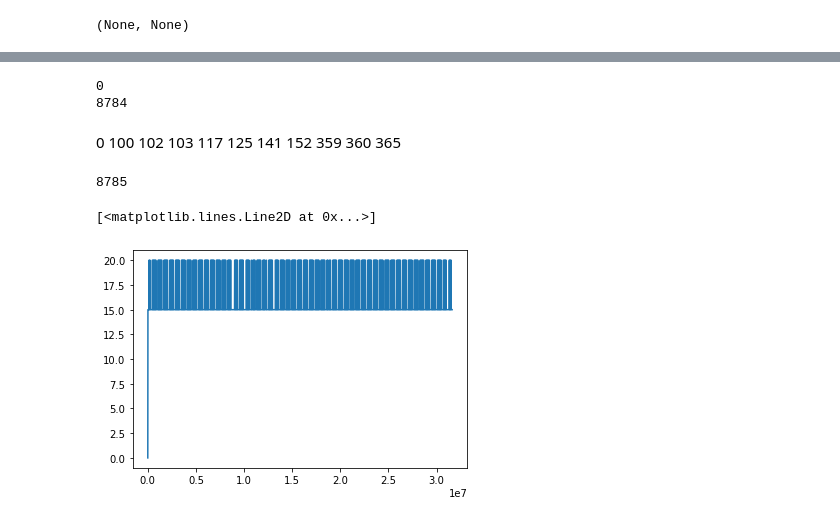
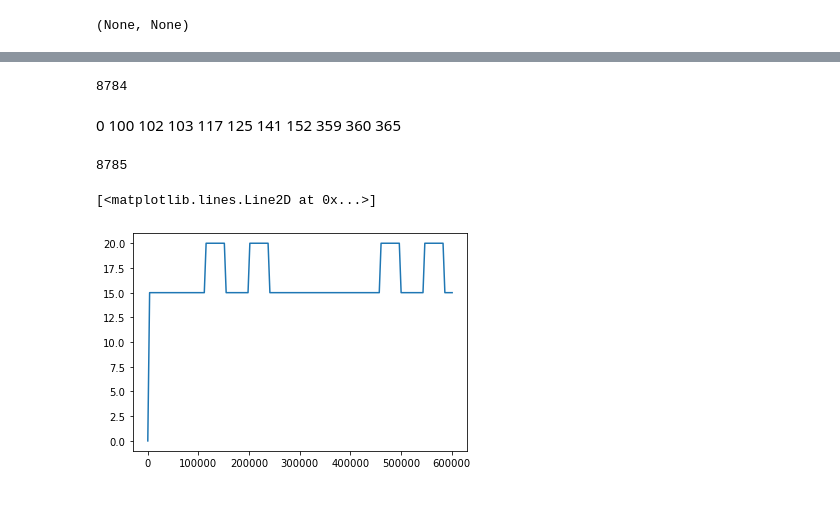
Before and after one commit to hancse/HT-HeatPump, a Jupyter notebook: Simulation/Python/Office_building/Office building Load profile.ipynb, the cells around one changed output, grey strips where cells are left out. Drawn from its saved outputs; the diff is of its cells as text; code cells hidden in the pictures.

```diff
--- a/Simulation/Python/Office_building/Office building Load profile.ipynb
+++ b/Simulation/Python/Office_building/Office building Load profile.ipynb
@@ -26,10 +26,3 @@ import math
 from pathlib import Path
 import os
 from scipy import signal
-# %%
-def my_function(x):
-    a=5 * x
-    return a
-
-a=my_function(2)
-print(a)
@@ -38,6 +29,16 @@ print(a)
 # %%
 def SP_profile(days_hours,days,Night_T_SP,Day_T_SP):
+
+    '''Create a Temperature SP profile
+
+    days_hours : number_of_hour_in_oneday + start hour at 0
+    days       : number of simulation days (365 days for a year)
+    Night_T_SP : temperature SP at night
+    Day_T_SP   : temperature SP in working hours.
+    '''
+
     """Temperature different between day and night."""
+
     delta_T= Day_T_SP - Night_T_SP
 
     """Define Work time """
@@ -134,7 +135,7 @@ Get date, time column from data frame and convert to str
 '''
 time = data['Datum']
 time= time.astype(str)
-date = data.['Dag']
+date = data['Dag']
 date= date.astype(str)
 # %%
 print(time),print(date)
@@ -205,8 +187,6 @@ loop: 10
 # %%
-print(len(temp1))
 print(len(temp2))
 # %% [output]
-0
 8784
 # %% [markdown]
 0
@@ -223,28 +203,28 @@ print(len(temp2))
 # %%
 """Define Temperature SP
 
-    Assume that in normal working day, people wake up at 7.00,
-    go to work at 8.00 return home at 18.00 and go to sleep at 23.00
+    Assume that in normal working day, office building start at 7.00,
+    and close at 18.00. Weekend and holidays office building is closed
 
 """
 days_hours   = 24                    #number_of_hour_in_oneday + start hour at 0
 days         = 366                   #number of simulation days
 periods      = 24*3600*days          #in seconds (day_periods*365 = years)
 
 #create simulation time
 time_t = np.linspace(0,periods,(days_hours*days)+1)
 row_to_be_added = np.array([0])
 # Adding row to numpy array
 result =temp2
 #result=np.delete(temp2, np.s_[0:24], axis = 0)
 
 #result=np.delete(result, np.s_[117*24:118*24], axis = 0)
 result = np.vstack ((row_to_be_added,result))
 
 print(len(result))
-#plt.plot(time_t[0*24:7*24],result[0*24:7*24])
-plt.plot(time_t,result)
+plt.plot(time_t[0*24:7*24],result[0*24:7*24])
+#plt.plot(time_t,result)
 # %% [output]
 8785
 [<matplotlib.lines.Line2D at 0x...>]
-[figure, old version]
+[figure, new version]
```
Also changed, not shown: parts of 3 cells of this notebook, 1 other file.
